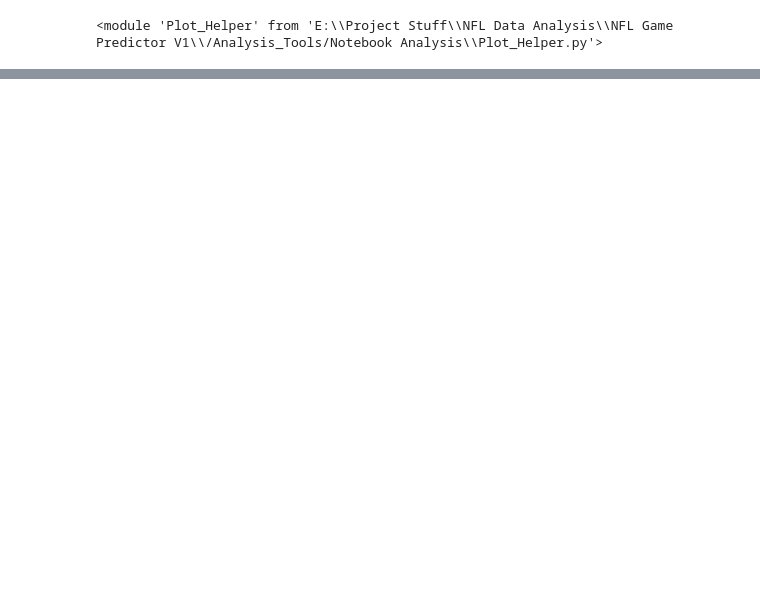
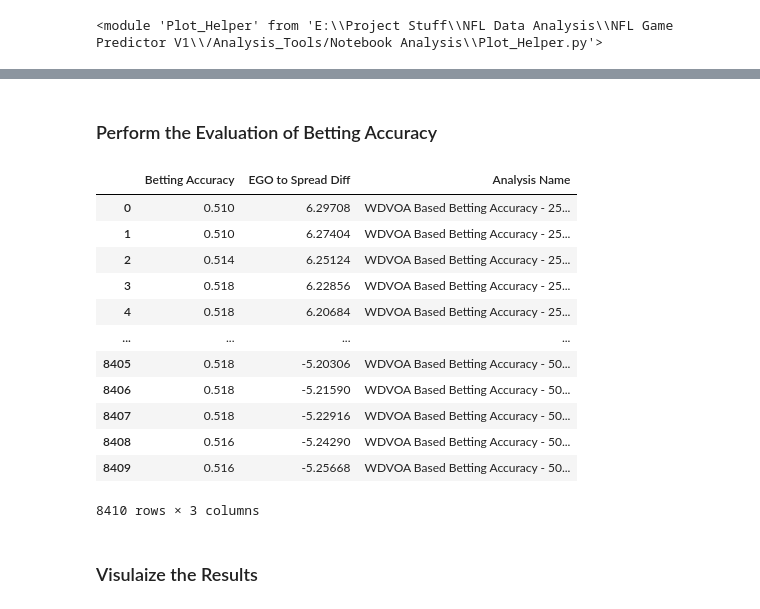
Before and after one commit to BrianGoodman95/NFL-Game-Predictor-V1, a Jupyter notebook: Notebooks/Betting Accuracy Evaluation.ipynb, the cells around one changed output, grey strips where cells are left out. Saved outputs shown, nothing was run; the diff lists cells and outputs as text; code cells hidden in the pictures; blank space fills up the shorter version.

Commit message:
added more notebook analysis

```diff
--- a/Notebooks/Test1.ipynb
+++ b/Notebooks/Betting Accuracy Evaluation.ipynb
@@ -48,0 +20,14 @@ plotter.PX_Quick_Scatter(plot_data, 'Spread to Result Difference', 'Total Matchu
+# %%
+#Get the Data Path
+# DVOA_Type = 'DVOA'
+DVOA_Type = 'WDVOA'
+# Total_Prediction_Data_Path = f'{proj_path}/Data/Total Data/Total {DVOA_Type} Prediction Data.csv'
+Total_Prediction_Data_Path = f'{proj_path}/Data/Total Data/ALL {DVOA_Type} Model Data.csv'
+
+#Read the Data
+dataset = pd.read_csv(Total_Prediction_Data_Path)
+# dataset
+
+#DEfien the columns needed for this evaluation
+evaluation_df = dataset[['DVOA Pick Right', 'DVOA EGO to Spread Diff']].sort_values(by='DVOA EGO to Spread Diff', ascending=False)
+evaluation_df
@@ -48,0 +48,45 @@ plotter.PX_Quick_Scatter(plot_data, 'Spread to Result Difference', 'Total Matchu
+# %% [markdown]
+### Perform the Evaluation of Betting Accuracy
+# %%
+#Initialize Dataframe and Lists to Store REsults
+results_df = pd.DataFrame()
+accuracy_data = []
+avg_ego_data = []
+legend_data = []
+
+#Get Betting accuracy by EGO to Spread Difference for each moving average window
+moving_windows = [250, 500]
+for moving_avg in moving_windows:
+    legend = f'{DVOA_Type} Based Betting Accuracy - {moving_avg} points MA'
+    ego_data = list(evaluation_df['DVOA EGO to Spread Diff'])
+    prediction_data = list(evaluation_df['DVOA Pick Right'])
+    counter=0
+    for dp in range(0,len(ego_data)-moving_avg):
+        avg_egoDiff = sum(ego_data[dp:(dp+moving_avg)])/moving_avg
+        avg_acc = ((sum(prediction_data[dp:(dp+moving_avg)])/2)+(moving_avg/2))/moving_avg
+        avg_ego_data.append(avg_egoDiff)
+        accuracy_data.append(avg_acc)
+        counter+=1
+    legend_data += [legend for i in range(counter)]
+
+#Store results into final dataframe
+results_df['Betting Accuracy'] = accuracy_data
+results_df['EGO to Spread Diff'] = avg_ego_data
+results_df['Analysis Name'] = legend_data
+results_df
+# %% [output]
+|  | Betting Accuracy | EGO to Spread Diff | Analysis Name |
+| 0 | 0.510 | 6.29708 | WDVOA Based Betting Accuracy - 25... |
+| 1 | 0.510 | 6.27404 | WDVOA Based Betting Accuracy - 25... |
+| 2 | 0.514 | 6.25124 | WDVOA Based Betting Accuracy - 25... |
+| 3 | 0.518 | 6.22856 | WDVOA Based Betting Accuracy - 25... |
+| 4 | 0.518 | 6.20684 | WDVOA Based Betting Accuracy - 25... |
+| ... | ... | ... | ... |
+| 8405 | 0.518 | -5.20306 | WDVOA Based Betting Accuracy - 50... |
+| 8406 | 0.518 | -5.21590 | WDVOA Based Betting Accuracy - 50... |
+| 8407 | 0.518 | -5.22916 | WDVOA Based Betting Accuracy - 50... |
+| 8408 | 0.516 | -5.24290 | WDVOA Based Betting Accuracy - 50... |
+| 8409 | 0.516 | -5.25668 | WDVOA Based Betting Accuracy - 50... |
+8410 rows × 3 columns
+# %% [markdown]
+### Visulaize the Results
```
Also changed, not shown: parts of 7 cells of this notebook, 1 other file.
